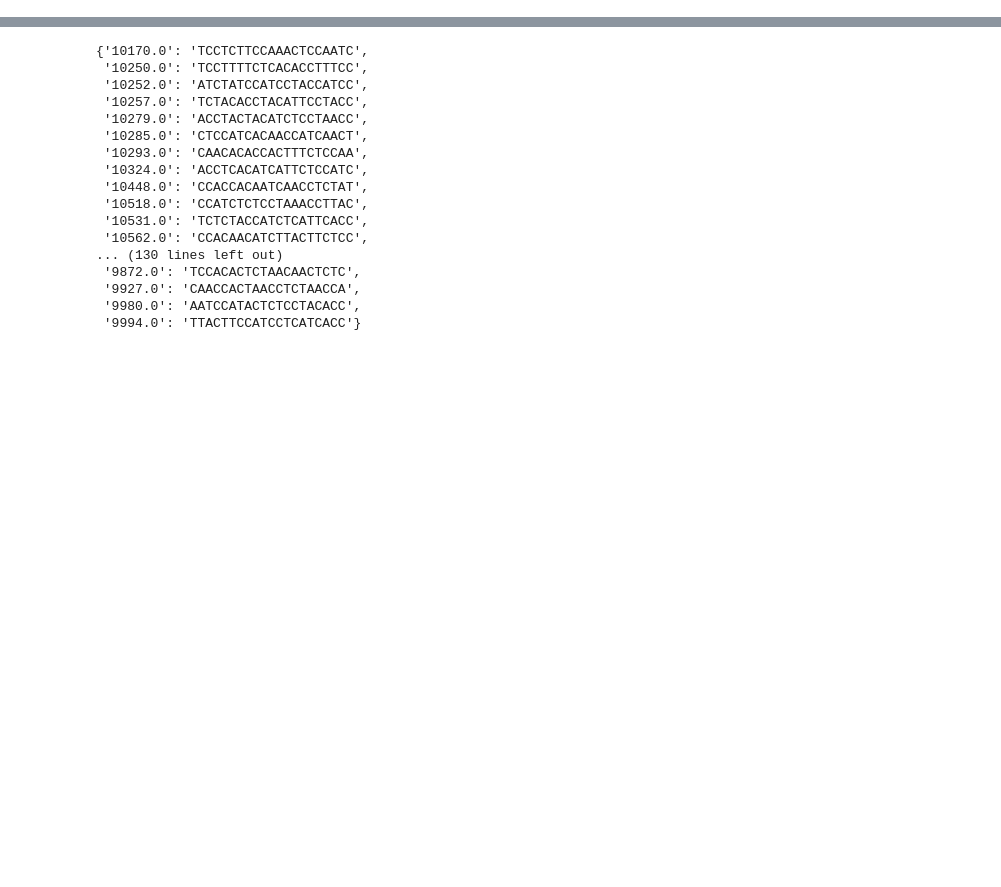
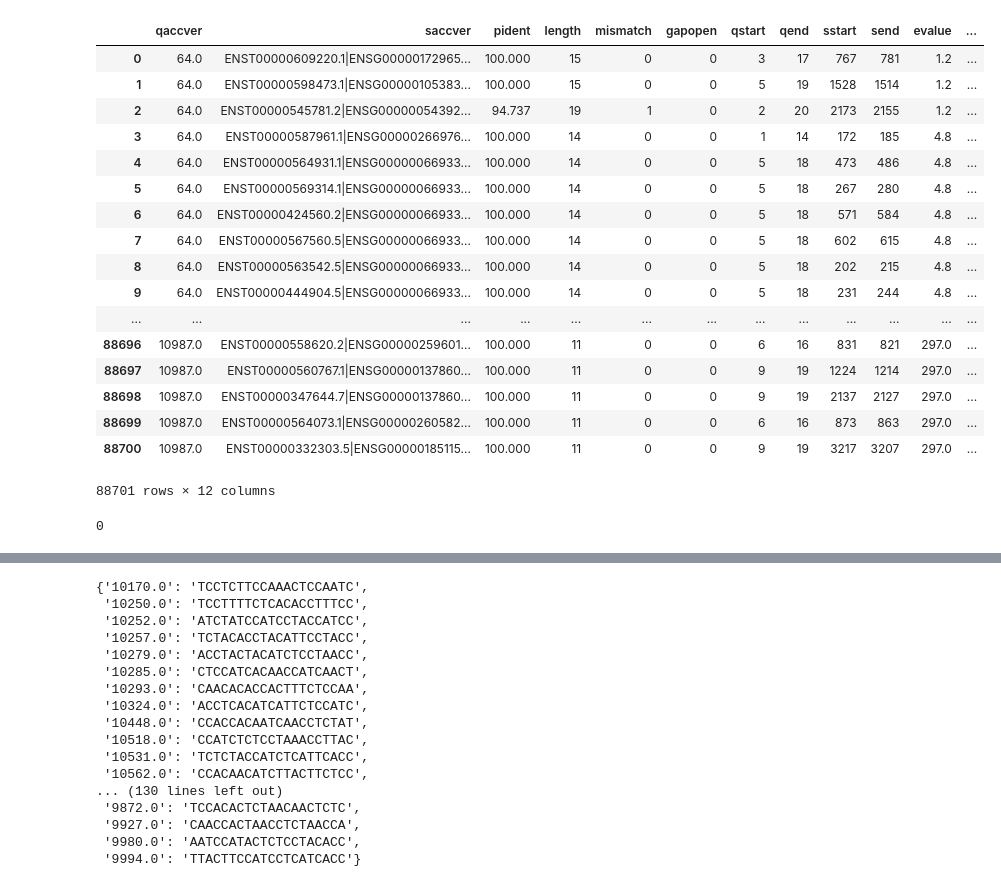
Before and after one commit to wollmanlab/insitu_barcode, a Jupyter notebook: insitu_24bc_probe_design_orthogonal_July2018.ipynb, the cells around one changed output, grey strips where cells are left out. Drawn from its saved outputs; the diff is of its cells as text; code cells hidden in the pictures; blank space fills up the shorter version.

```diff
--- a/insitu_24bc_probe_design_orthogonal_July2018.ipynb
+++ b/insitu_24bc_probe_design_orthogonal_July2018.ipynb
@@ -48,3 +49,24 @@ def read_fasta(fname):
                 seq+=line.strip()
         seqs[seqname] = seq
     return seqs
+# %%
+df
+# %% [output]
+|  | qaccver | saccver | pident | length | mismatch | gapopen | qstart | qend | sstart | send | evalue | ... |
+| 0 | 64.0 | ENST00000609220.1|ENSG00000172965... | 100.000 | 15 | 0 | 0 | 3 | 17 | 767 | 781 | 1.2 | ... |
+| 1 | 64.0 | ENST00000598473.1|ENSG00000105383... | 100.000 | 15 | 0 | 0 | 5 | 19 | 1528 | 1514 | 1.2 | ... |
+| 2 | 64.0 | ENST00000545781.2|ENSG00000054392... | 94.737 | 19 | 1 | 0 | 2 | 20 | 2173 | 2155 | 1.2 | ... |
+| 3 | 64.0 | ENST00000587961.1|ENSG00000266976... | 100.000 | 14 | 0 | 0 | 1 | 14 | 172 | 185 | 4.8 | ... |
+| 4 | 64.0 | ENST00000564931.1|ENSG00000066933... | 100.000 | 14 | 0 | 0 | 5 | 18 | 473 | 486 | 4.8 | ... |
+| 5 | 64.0 | ENST00000569314.1|ENSG00000066933... | 100.000 | 14 | 0 | 0 | 5 | 18 | 267 | 280 | 4.8 | ... |
+| 6 | 64.0 | ENST00000424560.2|ENSG00000066933... | 100.000 | 14 | 0 | 0 | 5 | 18 | 571 | 584 | 4.8 | ... |
+| 7 | 64.0 | ENST00000567560.5|ENSG00000066933... | 100.000 | 14 | 0 | 0 | 5 | 18 | 602 | 615 | 4.8 | ... |
+| 8 | 64.0 | ENST00000563542.5|ENSG00000066933... | 100.000 | 14 | 0 | 0 | 5 | 18 | 202 | 215 | 4.8 | ... |
+| 9 | 64.0 | ENST00000444904.5|ENSG00000066933... | 100.000 | 14 | 0 | 0 | 5 | 18 | 231 | 244 | 4.8 | ... |
+| ... | ... | ... | ... | ... | ... | ... | ... | ... | ... | ... | ... | ... |
+| 88696 | 10987.0 | ENST00000558620.2|ENSG00000259601... | 100.000 | 11 | 0 | 0 | 6 | 16 | 831 | 821 | 297.0 | ... |
+| 88697 | 10987.0 | ENST00000560767.1|ENSG00000137860... | 100.000 | 11 | 0 | 0 | 9 | 19 | 1224 | 1214 | 297.0 | ... |
+| 88698 | 10987.0 | ENST00000347644.7|ENSG00000137860... | 100.000 | 11 | 0 | 0 | 9 | 19 | 2137 | 2127 | 297.0 | ... |
+| 88699 | 10987.0 | ENST00000564073.1|ENSG00000260582... | 100.000 | 11 | 0 | 0 | 6 | 16 | 873 | 863 | 297.0 | ... |
+| 88700 | 10987.0 | ENST00000332303.5|ENSG00000185115... | 100.000 | 11 | 0 | 0 | 9 | 19 | 3217 | 3207 | 297.0 | ... |
+88701 rows × 12 columns
@@ -50,0 +81,4 @@ def read_fasta(fname):
+# %%
+w
+# %% [output]
+0
```
Also changed, not shown: parts of 7 cells of this notebook.
